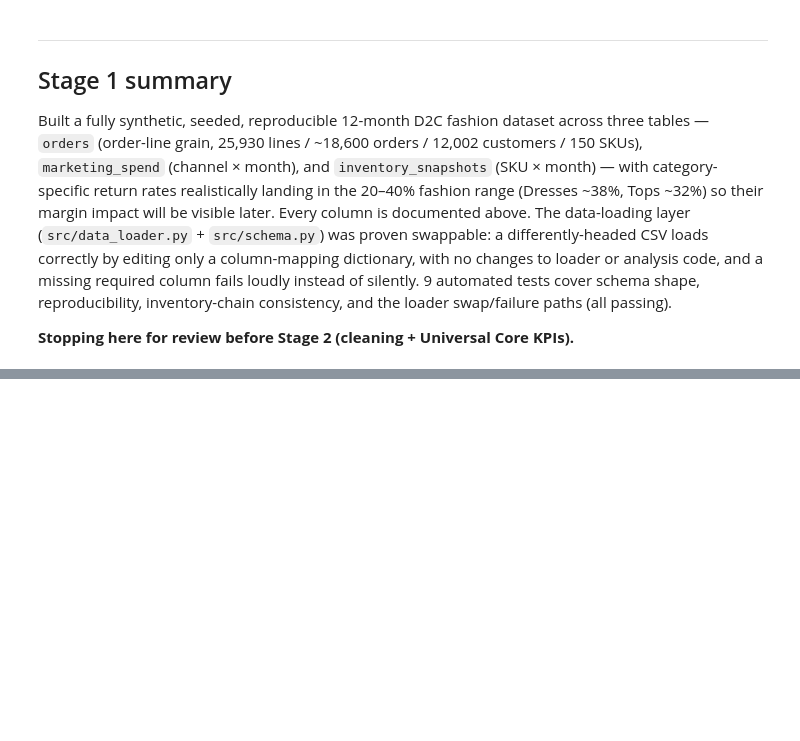
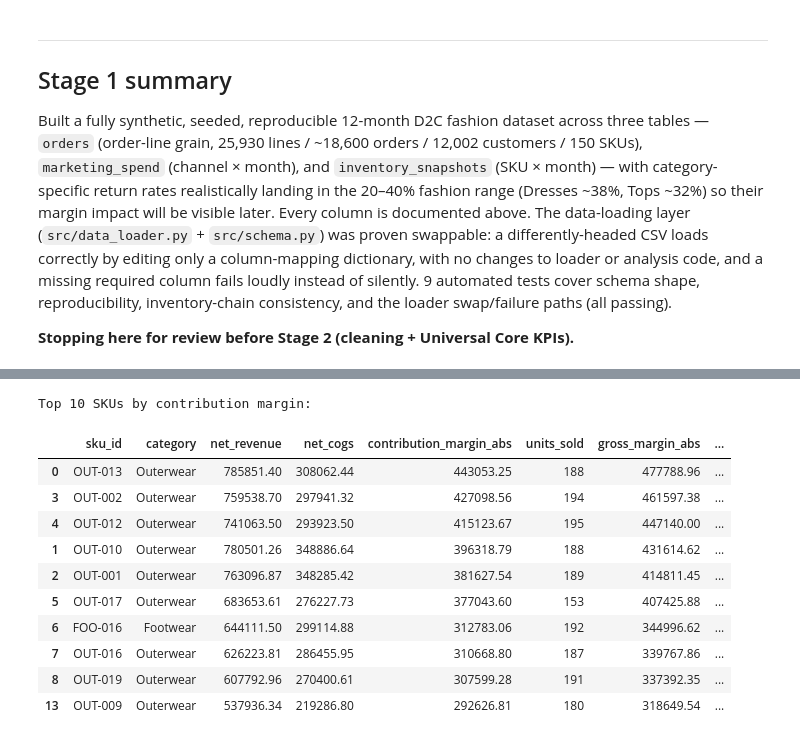
Before and after one commit to hrishikeshkedia-prog/ledger-margin-analysis, a Jupyter notebook: ceo_dashboard/notebooks/ceo_dashboard.ipynb, the cells around one changed output, grey strips where cells are left out. Cells and saved outputs as stored; diff of their text form; code cells hidden in the pictures; blank space fills up the shorter version.

```diff
--- a/ceo_dashboard/notebooks/ceo_dashboard.ipynb
+++ b/ceo_dashboard/notebooks/ceo_dashboard.ipynb
@@ -349,0 +793,17 @@ passing).
+# %%
+margin_by_sku = core.margin_by_sku(orders_clean)
+print("Top 10 SKUs by contribution margin:")
+margin_by_sku.sort_values("contribution_margin_abs", ascending=False).head(10)
+# %% [output]
+Top 10 SKUs by contribution margin:
+|  | sku_id | category | net_revenue | net_cogs | contribution_margin_abs | units_sold | gross_margin_abs | ... |
+| 0 | OUT-013 | Outerwear | 785851.40 | 308062.44 | 443053.25 | 188 | 477788.96 | ... |
+| 3 | OUT-002 | Outerwear | 759538.70 | 297941.32 | 427098.56 | 194 | 461597.38 | ... |
+| 4 | OUT-012 | Outerwear | 741063.50 | 293923.50 | 415123.67 | 195 | 447140.00 | ... |
+| 1 | OUT-010 | Outerwear | 780501.26 | 348886.64 | 396318.79 | 188 | 431614.62 | ... |
+| 2 | OUT-001 | Outerwear | 763096.87 | 348285.42 | 381627.54 | 189 | 414811.45 | ... |
+| 5 | OUT-017 | Outerwear | 683653.61 | 276227.73 | 377043.60 | 153 | 407425.88 | ... |
+| 6 | FOO-016 | Footwear | 644111.50 | 299114.88 | 312783.06 | 192 | 344996.62 | ... |
+| 7 | OUT-016 | Outerwear | 626223.81 | 286455.95 | 310668.80 | 187 | 339767.86 | ... |
+| 8 | OUT-019 | Outerwear | 607792.96 | 270400.61 | 307599.28 | 191 | 337392.35 | ... |
+| 13 | OUT-009 | Outerwear | 537936.34 | 219286.80 | 292626.81 | 180 | 318649.54 | ... |
```
Also changed, not shown: parts of 32 cells of this notebook, 11 other files.
